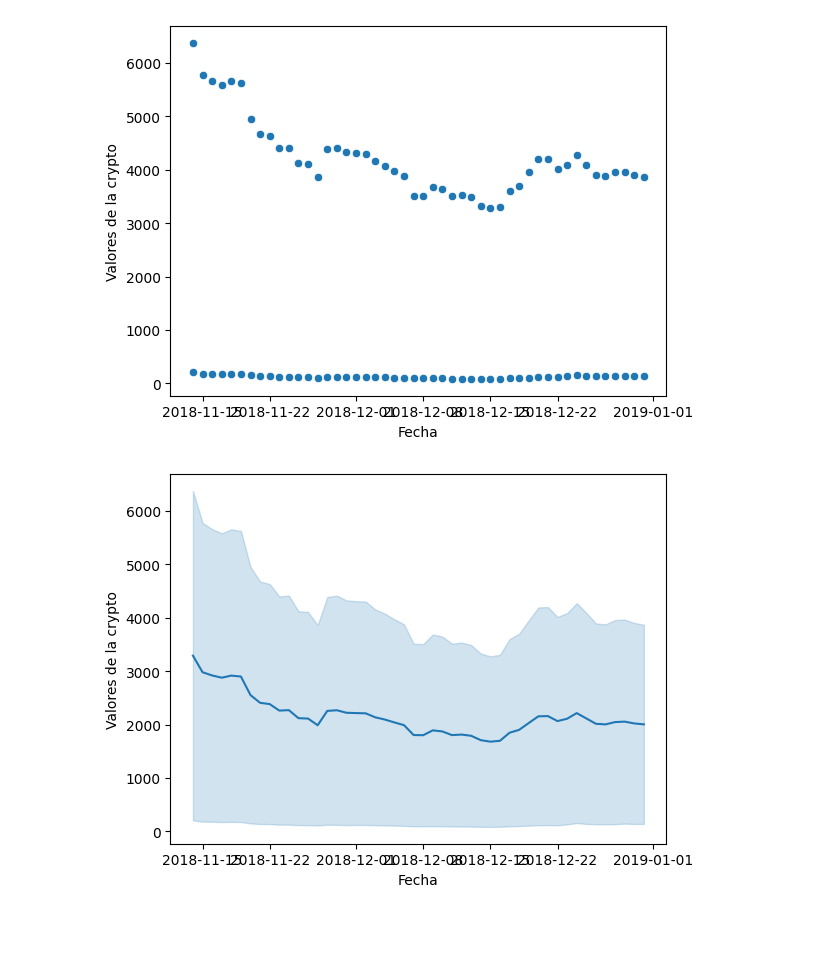
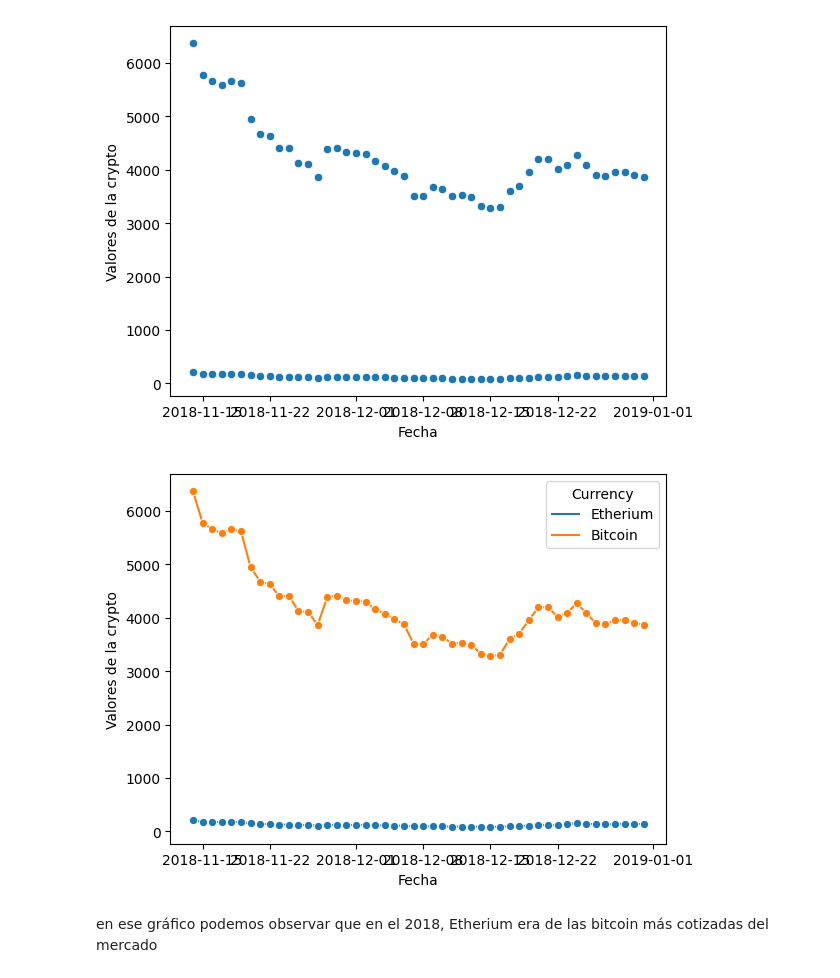
Before and after one commit to ClauRozasG/Data-Visualization-Crypto, a Jupyter notebook: Crypto.ipynb, the cells around one changed output. Drawn from its saved outputs; the diff is of its cells as text; code cells hidden in the pictures; blank space fills up the shorter version.

```diff
--- a/Crypto.ipynb
+++ b/Crypto.ipynb
@@ -146,9 +146,11 @@ plt.show()
 # %% [output]
 [figure]
 # %%
-sns.lineplot(data=df_2018,x='Date', y='High')
+sns.lineplot(data=df_2018,x='Date', y='High', marker='o', hue='Currency')
 plt.xlabel('Fecha')
 plt.ylabel('Valores de la crypto')
 plt.show()
 # %% [output]
-[figure, old version]
+[figure, new version]
+# %% [markdown]
+en ese gráfico podemos observar que en el 2018, Etherium era de las bitcoin más cotizadas del mercado
```
